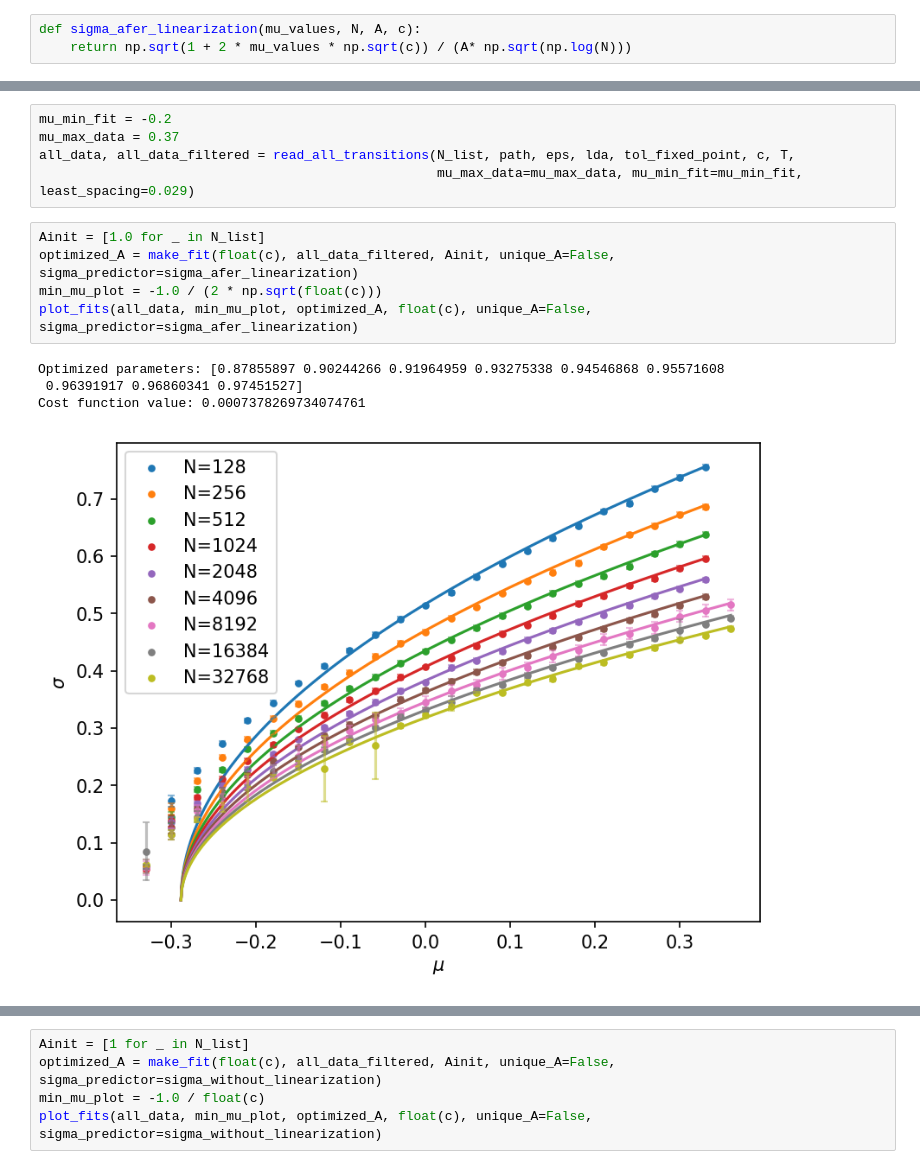
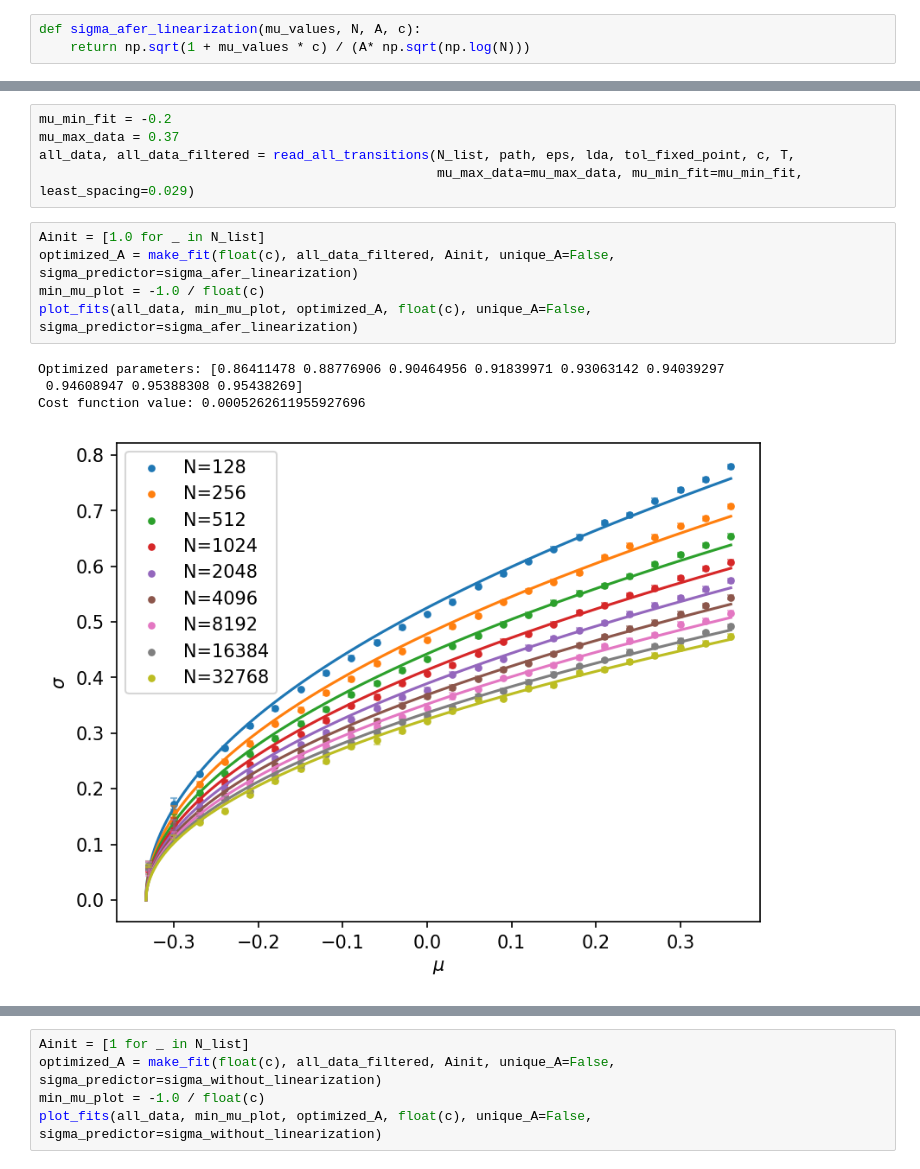
Before and after one commit to d4v1d-cub/Ecology, a Jupyter notebook: processing_data/fit_RMT_to_data.ipynb, the cells around one changed output, grey strips where cells are left out. Drawn from its saved outputs; the diff is of its cells as text.

```diff
--- a/processing_data/fit_RMT_to_data.ipynb
+++ b/processing_data/fit_RMT_to_data.ipynb
@@ -39,7 +39,7 @@ def read_all_transitions(N_list, path, eps, lda, tol_fixed_point, c, T,
     return all_data, all_data_filtered
 # %%
 def sigma_afer_linearization(mu_values, N, A, c):
-    return np.sqrt(1 + 2 * mu_values * np.sqrt(c)) / (A* np.sqrt(np.log(N)))
+    return np.sqrt(1 + mu_values * c) / (A* np.sqrt(np.log(N)))
 # %%
 def function_to_find_root(sigma, mu, c, N, A):
     return sigma ** 2 * np.exp(-((1 + mu * np.sqrt(c)) / sigma) ** 2) - \
@@ -124,12 +124,12 @@ all_data, all_data_filtered = read_all_transitions(N_list, path, eps, lda, tol_f
 # %%
 Ainit = [1.0 for _ in N_list]
 optimized_A = make_fit(float(c), all_data_filtered, Ainit, unique_A=False, sigma_predictor=sigma_afer_linearization)
-min_mu_plot = -1.0 / (2 * np.sqrt(float(c)))
+min_mu_plot = -1.0 / float(c)
 plot_fits(all_data, min_mu_plot, optimized_A, float(c), unique_A=False, sigma_predictor=sigma_afer_linearization)
 # %% [output]
-Optimized parameters: [0.87855897 0.90244266 0.91964959 0.93275338 0.94546868 0.95571608
- 0.96391917 0.96860341 0.97451527]
-Cost function value: 0.0007378269734074761
+Optimized parameters: [0.86411478 0.88776906 0.90464956 0.91839971 0.93063142 0.94039297
+ 0.94608947 0.95388308 0.95438269]
+Cost function value: 0.0005262611955927696
-[figure, old version]
+[figure, new version]
 # %%
 Ainit = 1.0
```
Also changed, not shown: parts of 1 cell of this notebook, 3 other files.
